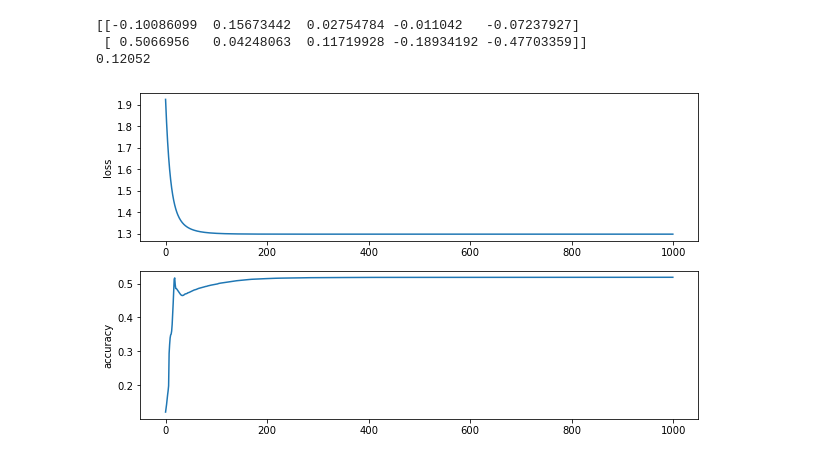
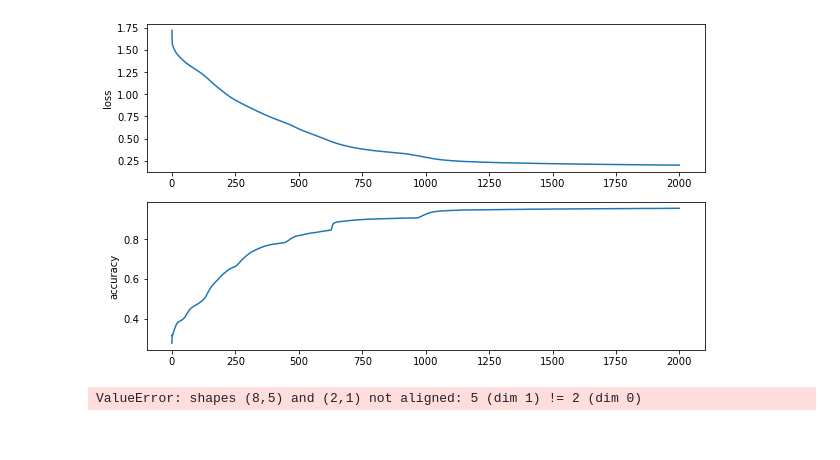
Before and after one commit to danikv/DeepLearningEx1, a Jupyter notebook: Ex1.ipynb, the cells around one changed output. Cells and saved outputs as stored; diff of their text form; code cells hidden in the pictures.

Commit message:
Add More Layers To The NN

```diff
--- a/Ex1.ipynb
+++ b/Ex1.ipynb
@@ -47,23 +60,31 @@ def cross_entropy_loss(y_true, y_predicted, epsilon=1e-10):
     return -np.sum(y_true * np.log(predictions)) / M
 # %%
 class sequential_model:
-    def __init__(self, *layers, learning_rate=0.1):
+    def __init__(self, *layers, learning_rate=0.3):
         self._learning_rate = learning_rate
         self._layers = []
+        self._outputs = []
         last_dim_out = 0
         for layer in layers:
-            if last_dim_out != 0 and layer.dim_in() != 0 and last_dim_out != layer.dim_in():
+            if last_dim_out != 0 and last_dim_out != layer.dim_in():
                 print('dimension dont match layer out dim {} , next layer dim in {}'.format(last_dim_out, layer.dim_in()))
                 raise
             self._layers.append(layer)
-            if layer.dim_out() != 0:
-                last_dim_out = layer.dim_out()
+            last_dim_out = layer.dim_out()
 
-    def update_weigths(self, gradient):
-        for layer in reversed(self._layers):
-            gradient = layer.update_weigths(gradient, self._learning_rate)
+    def update_weigths(self, Y_true):
+        error = self._outputs[-1] - Y_true
+        for i in range(1, len(self._layers) + 1):
+            X = self._outputs[-i - 1]
+            Y = self._outputs[-i]
+            gradient_theta, gradient_b, error = self._layers[-i].gradient(X, Y, error)
+            self._layers[-i].update_weigths(gradient_theta, gradient_b, self._learning_rate)
 
     def __call__(self, x):
+        new_x = np.array(x, copy=True)
+        self._outputs = []
+        self._outputs.append(new_x)
         for layer in self._layers:
-            x = layer(x)
-        return x
+            new_x = layer(new_x)
+            self._outputs.append(new_x)
+        return new_x
@@ -75,3 +91,9 @@ model = sequential_model(
+# %%
+model = sequential_model(
+        linear_layer(5, 8, activation=tanh()),
+        linear_layer(8, 16, activation=tanh()),
+        linear_layer(16, 5, activation=softmax())
+        )
 # %%
 !conda install --yes --prefix {sys.prefix} scipy
 # %% [output]
@@ -88,7 +110,7 @@ Please update conda by running
     $ conda update -n base -c defaults conda
 # %%
 import scipy.io
-mat = scipy.io.loadmat('PeaksData.mat')
+mat = scipy.io.loadmat('GMMData.mat')
 # %%
 X = mat['Yt']
 Y = mat['Ct']
@@ -123,37 +134,29 @@ def softmax_gradient(X, Y_true, Y_predicted):
 def accuracy(Y_true, Y_predicted):
     return np.sum(np.argmax(Y_true, axis=0) == np.argmax(Y_predicted, axis=0)) / Y_true.shape[1]
 # %%
-print(softmax_gradient(X, Y, Y_predicted))
-print(accuracy(Y, Y_predicted))
-
 def SGD(model, X, Y, epoch):
     loss = []
     accuracy_sgd = []
     for i in range(epoch):
         Y_predicted = model(X)
-        gradient = softmax_gradient(X, Y, Y_predicted)
-        model.update_weigths(gradient)
+        model.update_weigths(Y)
         accuracy_sgd.append(accuracy(Y, Y_predicted))
         loss.append(cross_entropy_loss(Y, Y_predicted))
     return loss, accuracy_sgd
-# %% [output]
-[[-0.10086099  0.15673442  0.02754784 -0.011042   -0.07237927]
- [ 0.5066956   0.04248063  0.11719928 -0.18934192 -0.47703359]]
-0.12052
 # %%
 import matplotlib.pyplot as plt
 
-model_loss, model_accuracy = SGD(model, X, Y, 1000)
+model_loss, model_accuracy = SGD(model, X, Y, 2000)
 
 #fig = plt.figure(figsize=(10,6))
 
 fig, axs = plt.subplots(2, figsize=(10,6))
 axs[0].plot(model_loss)
 axs[0].set_ylabel('loss')
 
 axs[1].plot(model_accuracy)
 axs[1].set_ylabel('accuracy')
 
 plt.show()
 # %% [output]
-[figure, old version]
+[figure, new version]
@@ -159,0 +180,12 @@ plt.show()
+# %%
+bla, bla2 = gradient_test(model, lambda x : softmax_gradient(x, Y[:,0].reshape(5,1), model(x)), 2, 5)
+fig, axs = plt.subplots(2, figsize=(14,14))
+axs[0].plot(bla)
+axs[0].set_ylabel('without_grad')
+
+axs[1].plot(bla2)
+axs[1].set_ylabel('with_grad')
+
+plt.show()
+# %% [output]
+ValueError: shapes (8,5) and (2,1) not aligned: 5 (dim 1) != 2 (dim 0)
```
Also changed, not shown: parts of 12 cells of this notebook.
